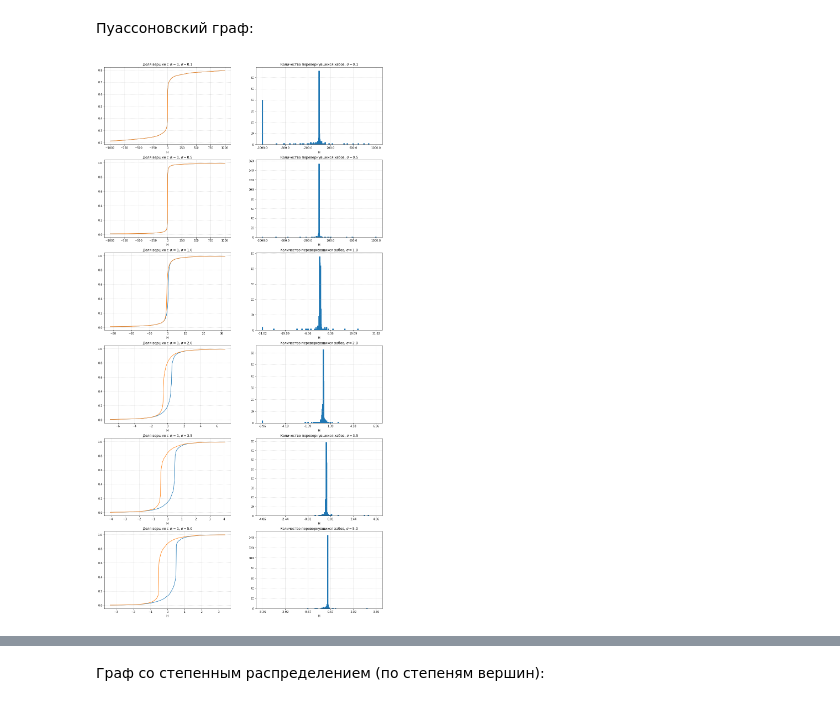
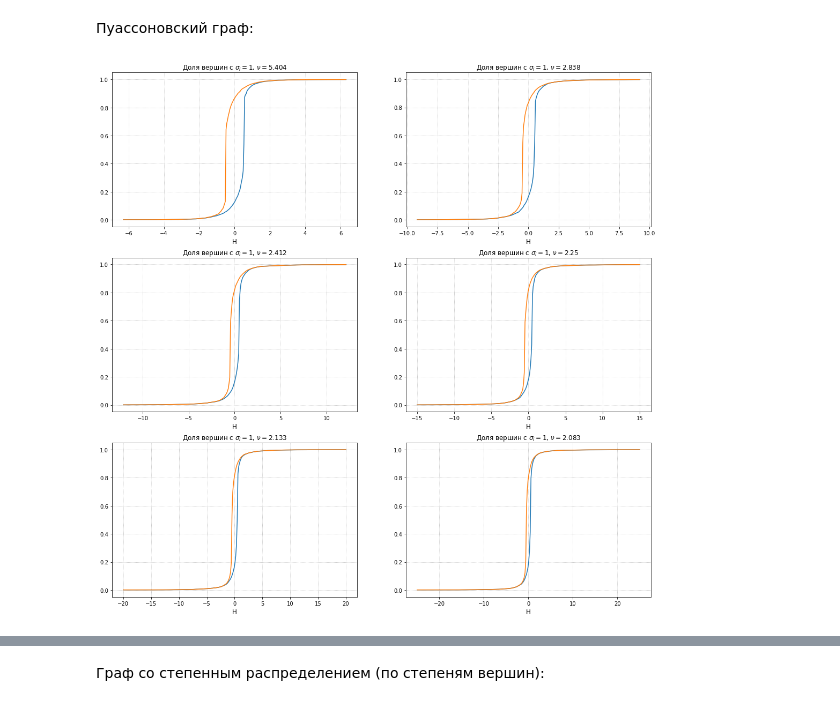
Before and after one commit to alexicon33/Ising-model, a Jupyter notebook: Code/Задача 1 - расширенная версия.ipynb, the cells around one changed output, grey strips where cells are left out. Cells and saved outputs as stored; diff of their text form; code cells hidden in the pictures.

```diff
--- a/Code/Задача 1 - расширенная версия.ipynb
+++ b/Code/Задача 1 - расширенная версия.ipynb
@@ -126,14 +155,29 @@ for index, sigma in tqdm(enumerate(sigma_grid)):
 # %%
-freedom_grid = np.array([0.1, 0.5, 1, 2, 3.5, 5])
+# freedom_grid = np.array([0.1, 0.5, 1, 2, 3.5, 5])
+st_sigma_grid = np.hstack((sigma_grid[2:], [4, 5]))
+freedom_grid = 2 * st_sigma_grid ** 2 / (st_sigma_grid ** 2 - 1)
 # %% [markdown]
 Пуассоновский граф:
 # %%
-plt.figure(figsize=(18, 36))
+widths = []
+
+plt.figure(figsize=(18, 18))
 for index, freedom in tqdm(enumerate(freedom_grid)):
-    H_max = min(1000, sps.t.ppf(0.99, freedom))
-    H_grid = np.linspace(-H_max, H_max, 400)
-    low_to_high, high_to_low, hubs_low, hubs_high = G_Poisson.get_trajectories(J, H_grid, freedom,
-                                                                               'student', True, 0.95)
-    plot_trajectories(index, freedom, H_grid, low_to_high, high_to_low, hubs_low, hubs_high)
+    H_max = max(1.1, 5 * st_sigma_grid[index])
+    H_grid = np.linspace(-H_max, H_max, 300)
+    low_to_high, high_to_low = G_Poisson.get_trajectories(J, H_grid, freedom, 'student')
+
+    plot_trajectories(index, freedom, H_grid, low_to_high, high_to_low, name=r'\nu')
+
+    high_to_low = np.flip(high_to_low)
+    vals = np.unique(np.hstack((low_to_high, high_to_low)))[1:-1]
+    l_ind, r_ind, res = 0, 0, 0
+    for val in vals:
+        while low_to_high[l_ind] < val and l_ind < 299:
+            l_ind += 1
+        while high_to_low[r_ind] < val and r_ind < 299:
+            r_ind += 1
+        res = max(res, (H_grid[l_ind] - H_grid[r_ind]) / H_max)
+    widths.append(res)
 # %% [output]
-[figure, old version]
+[figure, new version]
```
Also changed, not shown: parts of 7 cells of this notebook, 4 other files.
